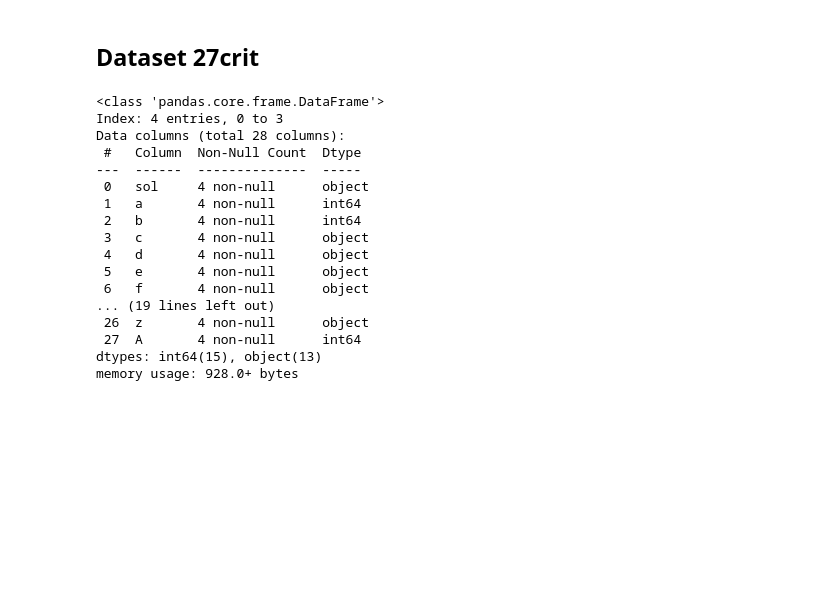
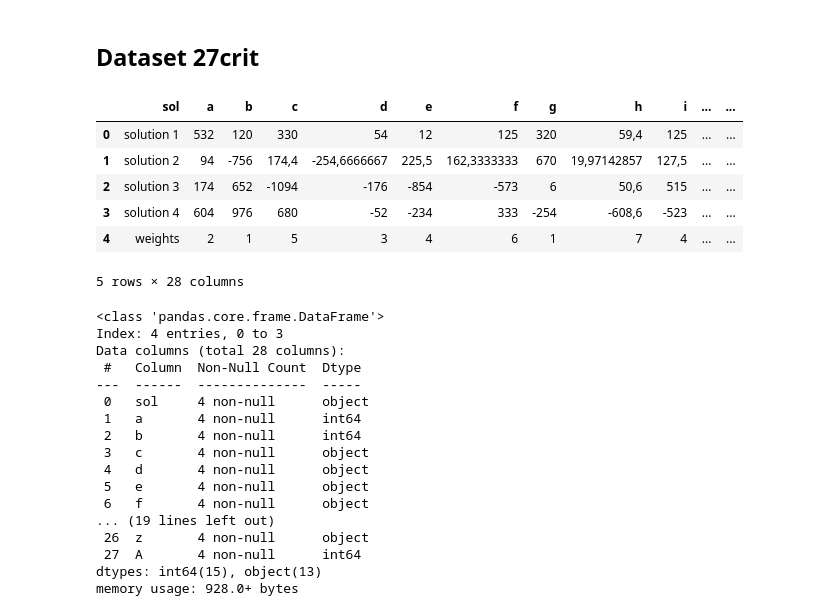
Before and after one commit to fannnyyy/SDP_gurobi, a Jupyter notebook: Projet_SDP_FannyBADOULES_MaelysHANOIRE_DianeVERBECQ.ipynb, the cells around one changed output. Drawn from its saved outputs; the diff is of its cells as text; code cells hidden in the pictures; blank space fills up the shorter version.

```diff
--- a/Projet_SDP_FannyBADOULES_MaelysHANOIRE_DianeVERBECQ.ipynb
+++ b/Projet_SDP_FannyBADOULES_MaelysHANOIRE_DianeVERBECQ.ipynb
@@ -1220,6 +1270,11 @@ plt.show()
 # %%
 crit=pd.read_csv("data27crit.csv", sep=";")
 crit.head()
-
-poids= crit[crit["sol"] == "weights"]
-crit_clean = crit[crit["sol"] != "weights"].copy()
+# %% [output]
+|  | sol | a | b | c | d | e | f | g | h | i | ... | ... |
+| 0 | solution 1 | 532 | 120 | 330 | 54 | 12 | 125 | 320 | 59,4 | 125 | ... | ... |
+| 1 | solution 2 | 94 | -756 | 174,4 | -254,6666667 | 225,5 | 162,3333333 | 670 | 19,97142857 | 127,5 | ... | ... |
+| 2 | solution 3 | 174 | 652 | -1094 | -176 | -854 | -573 | 6 | 50,6 | 515 | ... | ... |
+| 3 | solution 4 | 604 | 976 | 680 | -52 | -234 | 333 | -254 | -608,6 | -523 | ... | ... |
+| 4 | weights | 2 | 1 | 5 | 3 | 4 | 6 | 1 | 7 | 4 | ... | ... |
+5 rows × 28 columns
```
Also changed, not shown: parts of 37 cells of this notebook.
